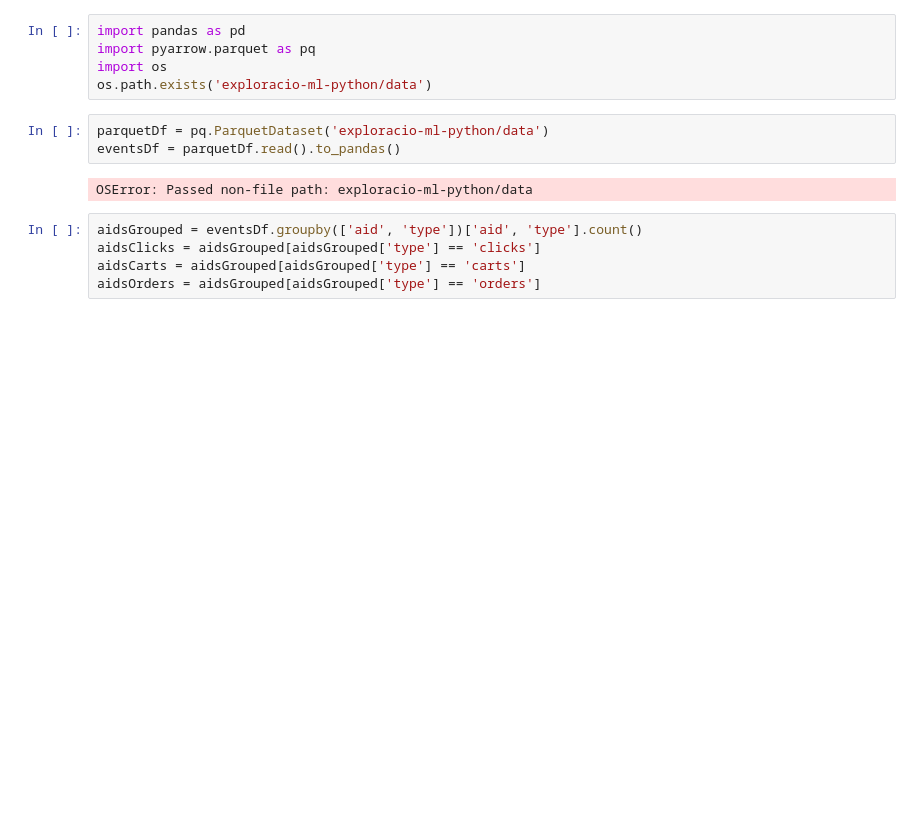
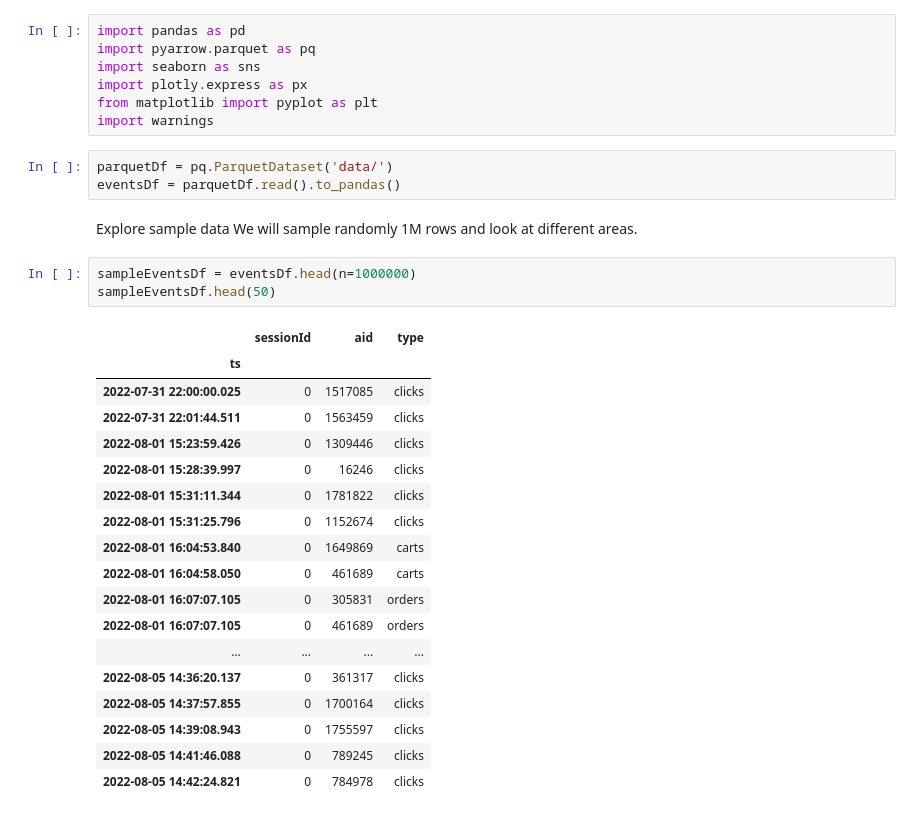
Before and after one commit to akrogv/exploracio-ml-python, a Jupyter notebook: Source/Notebooks/exploration.ipynb, the cells around one changed output. Cells and saved outputs as stored; diff of their text form; blank space fills up the shorter version.

```diff
--- a/Source/Notebooks/exploration.ipynb
+++ b/Source/Notebooks/exploration.ipynb
@@ -1,15 +1,35 @@
 # %%
 import pandas as pd
 import pyarrow.parquet as pq
-import os
-os.path.exists('exploracio-ml-python/data')
+import seaborn as sns
+import plotly.express as px
+from matplotlib import pyplot as plt
+import warnings
 # %%
-parquetDf = pq.ParquetDataset('exploracio-ml-python/data')
+parquetDf = pq.ParquetDataset('data/')
 eventsDf = parquetDf.read().to_pandas()
-# %% [output]
-OSError: Passed non-file path: exploracio-ml-python/data
-# %%
-aidsGrouped = eventsDf.groupby(['aid', 'type'])['aid', 'type'].count()
-aidsClicks = aidsGrouped[aidsGrouped['type'] == 'clicks']
-aidsCarts = aidsGrouped[aidsGrouped['type'] == 'carts']
-aidsOrders = aidsGrouped[aidsGrouped['type'] == 'orders']
+# %% [markdown]
+Explore sample data
+We will sample randomly 1M rows and look at different areas.
+# %%
+sampleEventsDf = eventsDf.head(n=1000000)
+sampleEventsDf.head(50)
+# %% [output]
+|  | sessionId | aid | type |
+| ts |  |  |  |
+| 2022-07-31 22:00:00.025 | 0 | 1517085 | clicks |
+| 2022-07-31 22:01:44.511 | 0 | 1563459 | clicks |
+| 2022-08-01 15:23:59.426 | 0 | 1309446 | clicks |
+| 2022-08-01 15:28:39.997 | 0 | 16246 | clicks |
+| 2022-08-01 15:31:11.344 | 0 | 1781822 | clicks |
+| 2022-08-01 15:31:25.796 | 0 | 1152674 | clicks |
+| 2022-08-01 16:04:53.840 | 0 | 1649869 | carts |
+| 2022-08-01 16:04:58.050 | 0 | 461689 | carts |
+| 2022-08-01 16:07:07.105 | 0 | 305831 | orders |
+| 2022-08-01 16:07:07.105 | 0 | 461689 | orders |
+| ... | ... | ... | ... |
+| 2022-08-05 14:36:20.137 | 0 | 361317 | clicks |
+| 2022-08-05 14:37:57.855 | 0 | 1700164 | clicks |
+| 2022-08-05 14:39:08.943 | 0 | 1755597 | clicks |
+| 2022-08-05 14:41:46.088 | 0 | 789245 | clicks |
+| 2022-08-05 14:42:24.821 | 0 | 784978 | clicks |
```
Also changed, not shown: parts of 7 cells of this notebook.
